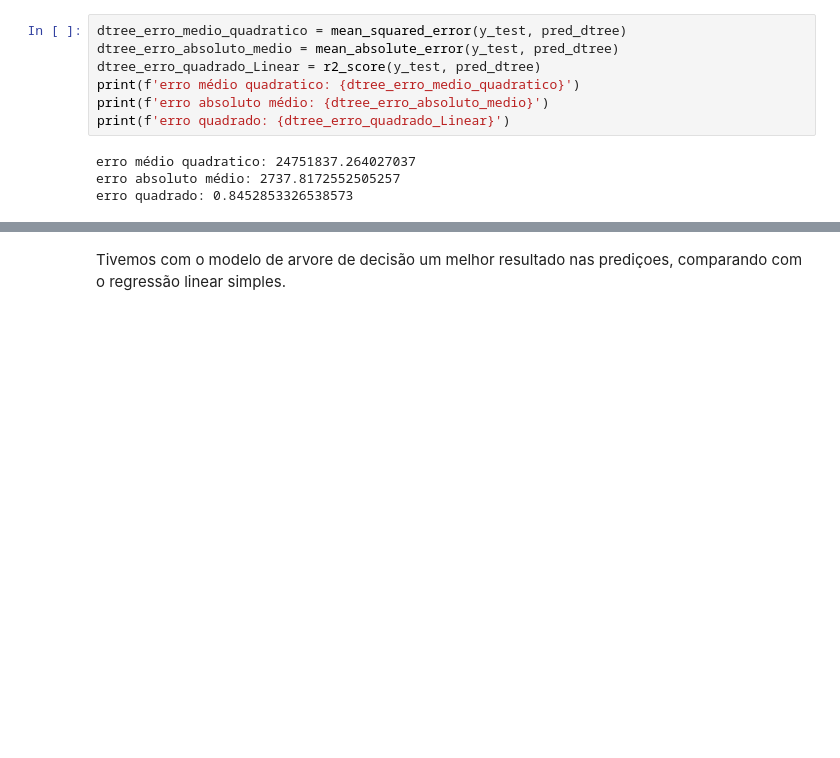
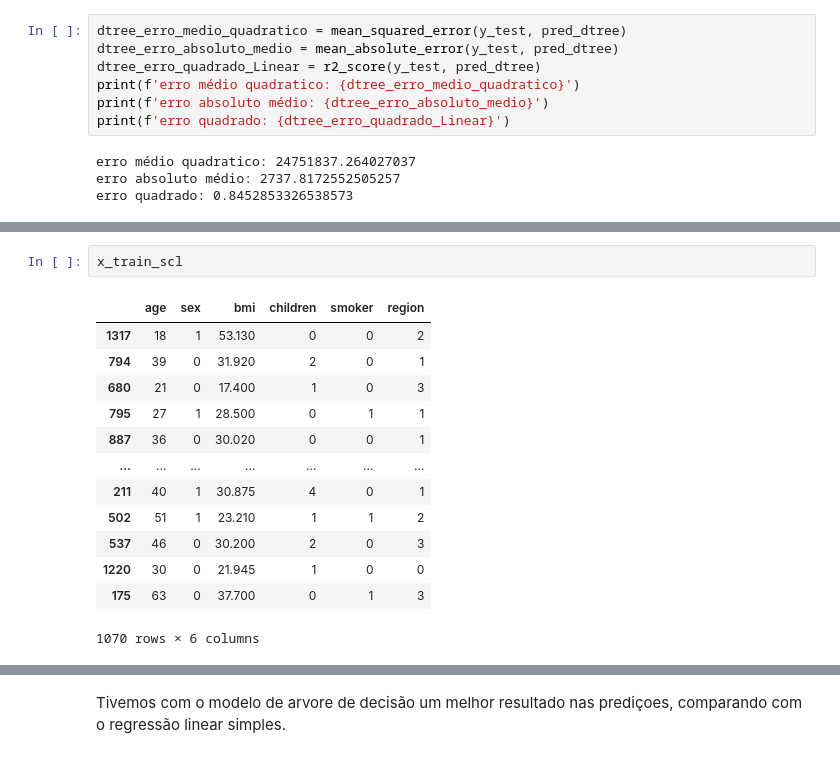
Before and after one commit to McgregoryPinto/POS-FIAP, a Jupyter notebook: tech_chalange.ipynb, the cells around one changed output, grey strips where cells are left out. Drawn from its saved outputs; the diff is of its cells as text; blank space fills up the shorter version.

```diff
--- a/tech_chalange.ipynb
+++ b/tech_chalange.ipynb
@@ -345,0 +361,16 @@ erro quadrado: 0.8452853326538573
+# %%
+x_train_scl
+# %% [output]
+|  | age | sex | bmi | children | smoker | region |
+| 1317 | 18 | 1 | 53.130 | 0 | 0 | 2 |
+| 794 | 39 | 0 | 31.920 | 2 | 0 | 1 |
+| 680 | 21 | 0 | 17.400 | 1 | 0 | 3 |
+| 795 | 27 | 1 | 28.500 | 0 | 1 | 1 |
+| 887 | 36 | 0 | 30.020 | 0 | 0 | 1 |
+| ... | ... | ... | ... | ... | ... | ... |
+| 211 | 40 | 1 | 30.875 | 4 | 0 | 1 |
+| 502 | 51 | 1 | 23.210 | 1 | 1 | 2 |
+| 537 | 46 | 0 | 30.200 | 2 | 0 | 3 |
+| 1220 | 30 | 0 | 21.945 | 1 | 0 | 0 |
+| 175 | 63 | 0 | 37.700 | 0 | 1 | 3 |
+1070 rows × 6 columns
```
Also changed, not shown: parts of 19 cells of this notebook.
